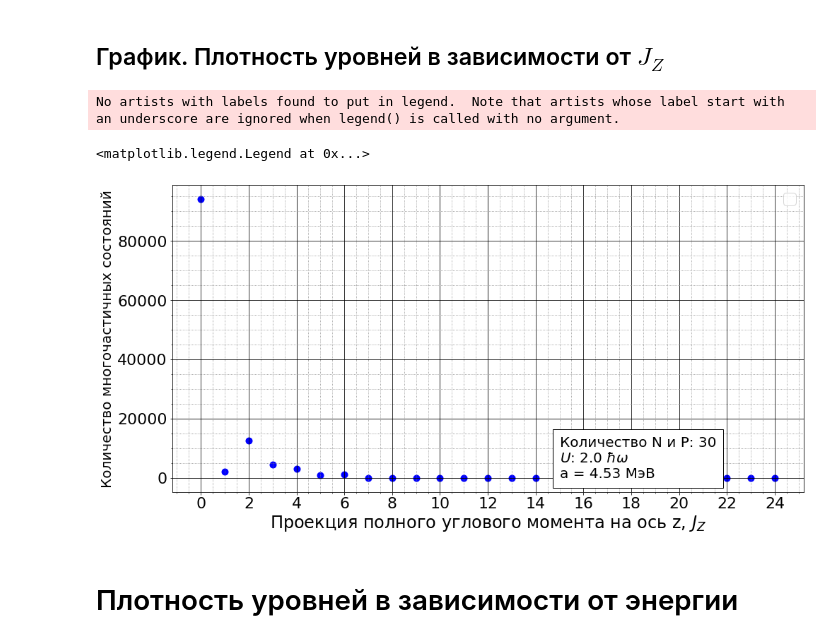
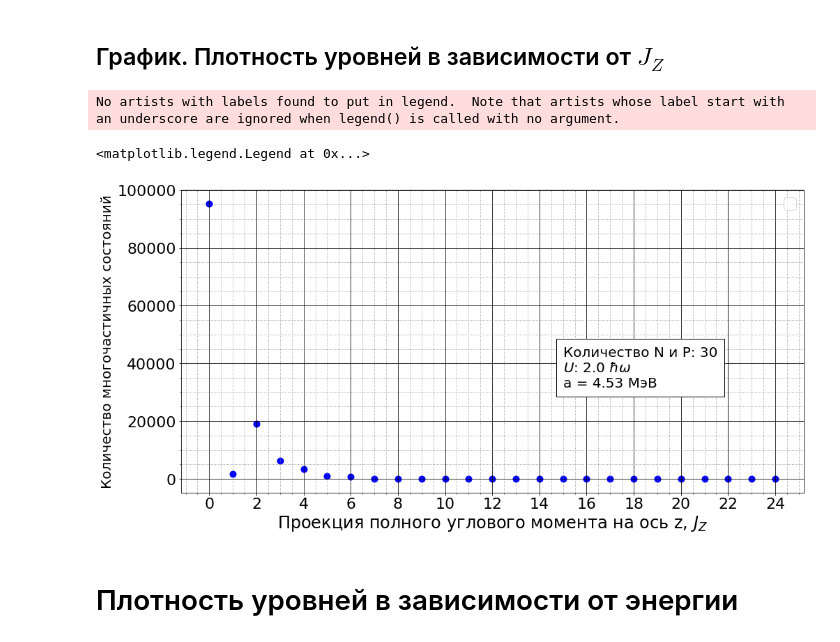
Before and after one commit to leonidtrofimov001/Level-Density, a Jupyter notebook: project_pairing HF_BCS.ipynb, the cells around one changed output. Cells and saved outputs as stored; diff of their text form; code cells hidden in the pictures.

```diff
--- a/project_pairing HF_BCS.ipynb
+++ b/project_pairing HF_BCS.ipynb
@@ -85,7 +91,8 @@ import re
 # %%
 nucleus = '58Ni'
 U = 30
-file = 'SLy4/Ni58_BCSd/Ni58_SLy4.1'
+file = 'SLy4/Ni58_SGII (1).1'
+pairs_2Delta = False # True of False
 # %%
 # Определение массового числа [A], числа протонов [N_p] и нейтронов [N_n] из [nucleus]
 
@@ -1057,28 +1057,29 @@ print(axis_J_array_rho)
 # %%
 fig, graph = plt.subplots(figsize=(16, 8))
 
 graph.set_xlabel("Проекция полного углового момента на ось z, $J_Z$", fontsize=24)
 graph.set_ylabel("Количество многочастичных состояний", fontsize=20)
 
 graph.xaxis.set_major_locator(ticker.MultipleLocator(2))
 graph.grid(which='major', color='k')
 graph.minorticks_on()
 graph.grid(which='minor', color='gray', linestyle=':')
 
 graph.scatter(axis_J_array_rho, rho_array_parity_total[current_energy], color='blue', linewidths=4)
 
 # graph.set_yscale('log')
 
+textHeight = max(rho_array_parity_total[current_energy]) / 3
 reversedMeV = '{\text{МэВ}}^{-1}'
-graph.text(15, 0, f'Количество N и P: {N_n}\n'
+graph.text(15, textHeight, f'Количество N и P: {N_n}\n'
                     f'$U$: 2.0 $\hbar \omega$\n'
                     f'a = 4.53 МэВ', fontsize=20,
            bbox={'facecolor': 'white', 'alpha': 1, 'pad': 10})
 graph.legend()
 # %% [output]
 No artists with labels found to put in legend.  Note that artists whose label start with an underscore are ignored when legend() is called with no argument.
 <matplotlib.legend.Legend at 0x...>
-[figure, old version]
+[figure, new version]
 # %% [markdown]
 # Плотность уровней в зависимости от энергии
 # %%
```
Also changed, not shown: parts of 18 cells of this notebook.
